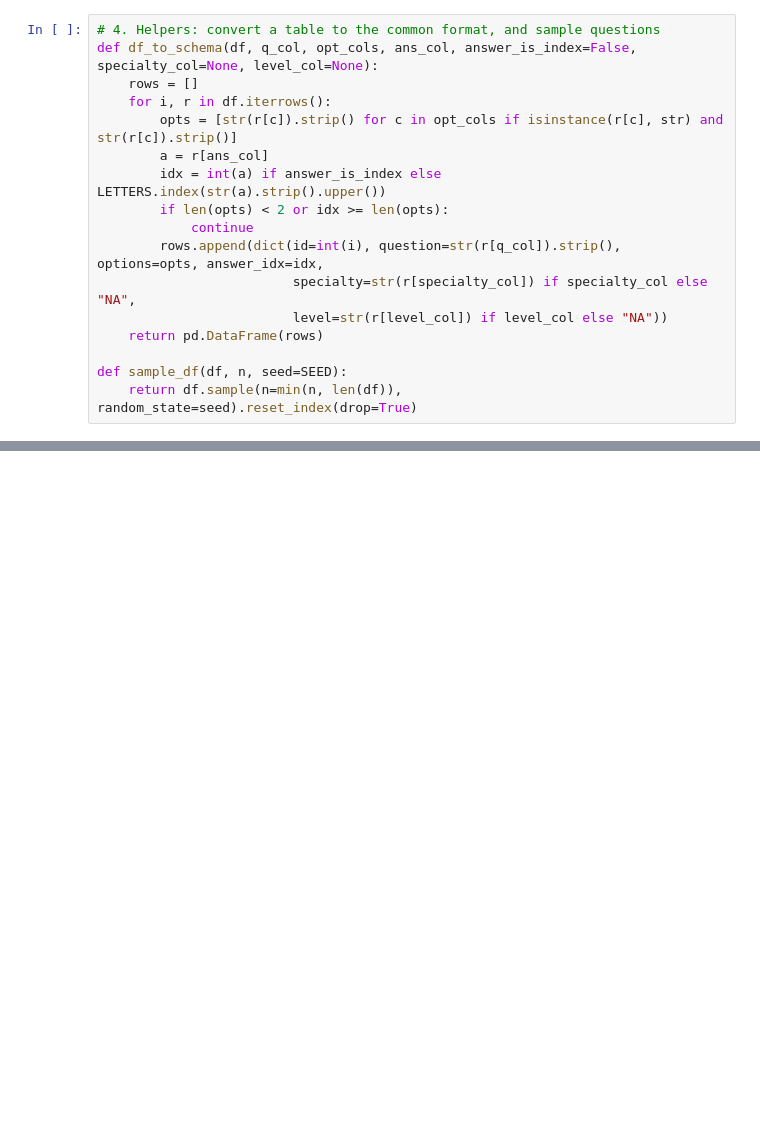
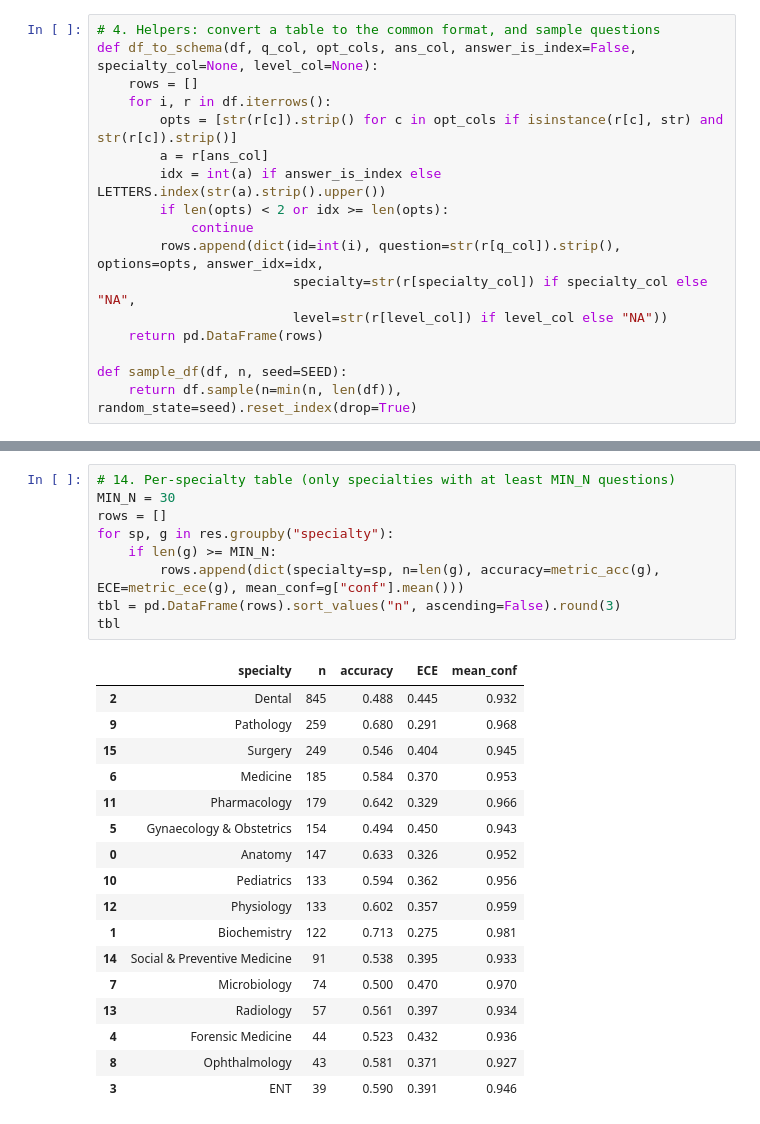
Before and after one commit to mariya7040ai/-arabic-english-medqa-uncertainty, a Jupyter notebook: Paper.ipynb, the cells around one changed output, grey strips where cells are left out. Saved outputs shown, nothing was run; the diff lists cells and outputs as text; blank space fills up the shorter version.

```diff
--- a/Paper.ipynb
+++ b/Paper.ipynb
@@ -295,0 +494,27 @@ True   0.444      9
+# %%
+# 14. Per-specialty table (only specialties with at least MIN_N questions)
+MIN_N = 30
+rows = []
+for sp, g in res.groupby("specialty"):
+    if len(g) >= MIN_N:
+        rows.append(dict(specialty=sp, n=len(g), accuracy=metric_acc(g), ECE=metric_ece(g), mean_conf=g["conf"].mean()))
+tbl = pd.DataFrame(rows).sort_values("n", ascending=False).round(3)
+tbl
+# %% [output]
+|  | specialty | n | accuracy | ECE | mean_conf |
+| 2 | Dental | 845 | 0.488 | 0.445 | 0.932 |
+| 9 | Pathology | 259 | 0.680 | 0.291 | 0.968 |
+| 15 | Surgery | 249 | 0.546 | 0.404 | 0.945 |
+| 6 | Medicine | 185 | 0.584 | 0.370 | 0.953 |
+| 11 | Pharmacology | 179 | 0.642 | 0.329 | 0.966 |
+| 5 | Gynaecology & Obstetrics | 154 | 0.494 | 0.450 | 0.943 |
+| 0 | Anatomy | 147 | 0.633 | 0.326 | 0.952 |
+| 10 | Pediatrics | 133 | 0.594 | 0.362 | 0.956 |
+| 12 | Physiology | 133 | 0.602 | 0.357 | 0.959 |
+| 1 | Biochemistry | 122 | 0.713 | 0.275 | 0.981 |
+| 14 | Social & Preventive Medicine | 91 | 0.538 | 0.395 | 0.933 |
+| 7 | Microbiology | 74 | 0.500 | 0.470 | 0.970 |
+| 13 | Radiology | 57 | 0.561 | 0.397 | 0.934 |
+| 4 | Forensic Medicine | 44 | 0.523 | 0.432 | 0.936 |
+| 8 | Ophthalmology | 43 | 0.581 | 0.371 | 0.927 |
+| 3 | ENT | 39 | 0.590 | 0.391 | 0.946 |
```
Also changed, not shown: parts of 23 cells of this notebook.
